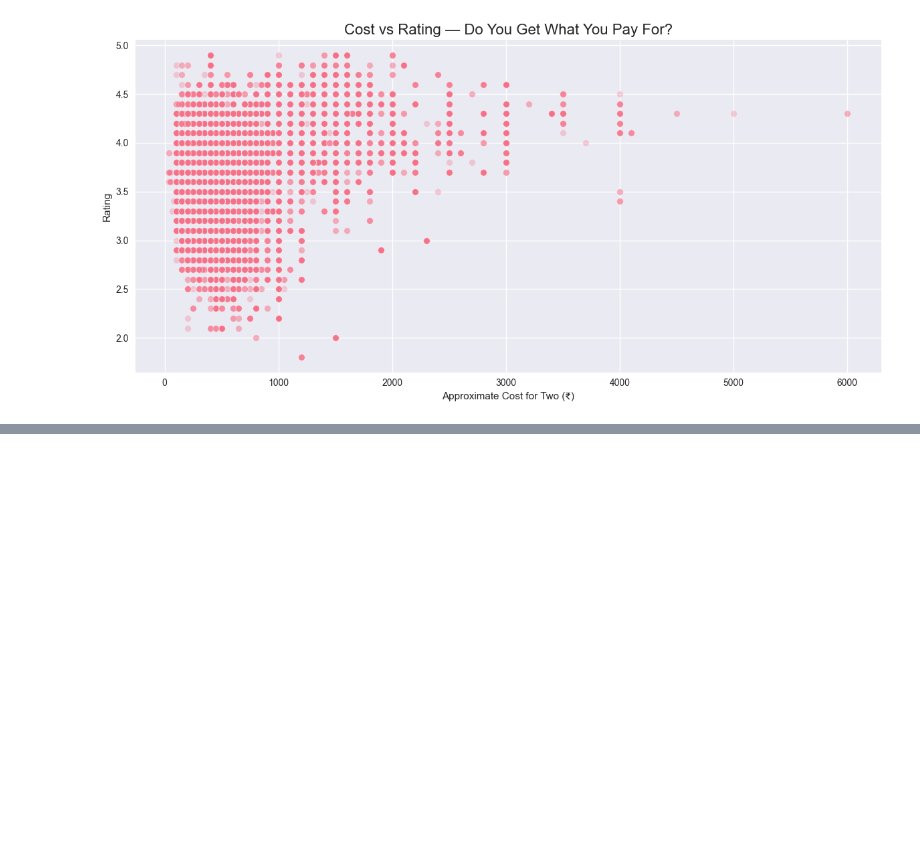
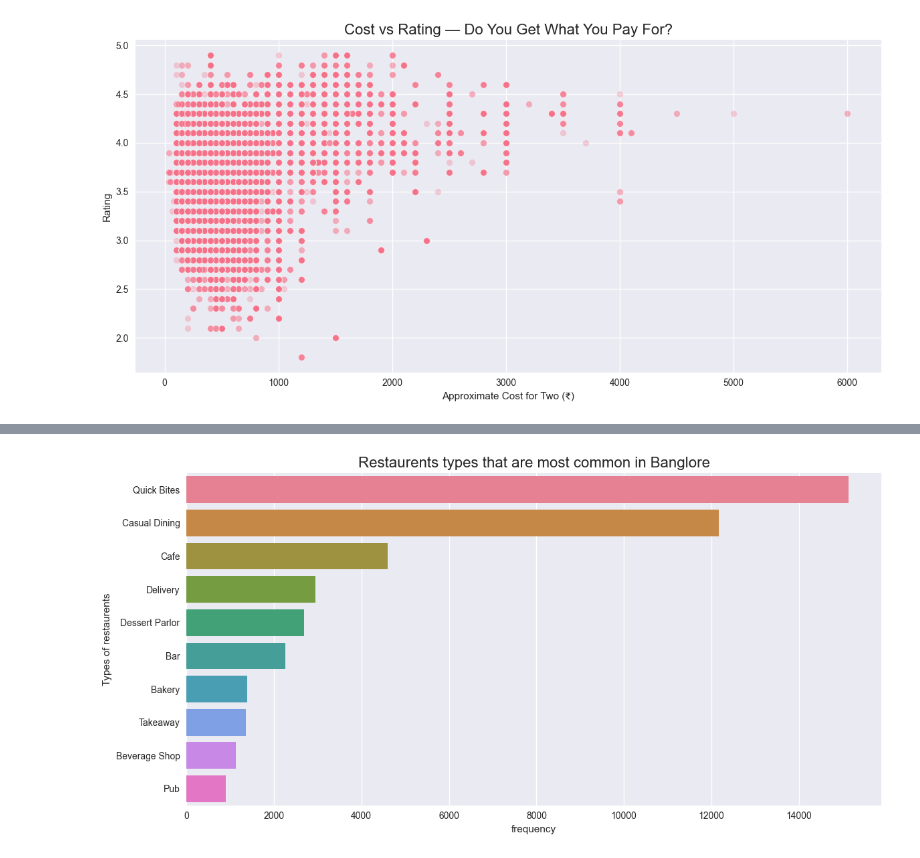
Before and after one commit to lakshmeenarasimhan/project-1-eda-dashboard, a Jupyter notebook: notebooks/EDA.ipynb, the cells around one changed output, grey strips where cells are left out. Saved outputs shown, nothing was run; the diff lists cells and outputs as text; code cells hidden in the pictures; blank space fills up the shorter version.

```diff
--- a/notebooks/EDA.ipynb
+++ b/notebooks/EDA.ipynb
@@ -77,0 +108,12 @@ plt.show()
+# %%
+#Restaurents types that are common in Banglore
+res_split = df['rest_type'].str.split(',').explode().str.strip()
+restype_count = res_split.value_counts().head(10)
+sns.barplot(x = restype_count.values,y = restype_count.index,palette = 'husl')
+plt.title('Restaurents types that are most common in Banglore',fontsize = 16)
+plt.xlabel('frequency')
+plt.ylabel('Types of restaurents')
+plt.tight_layout()
+plt.show()
+# %% [output]
+[figure, added]
```
Also changed, not shown: parts of 9 cells of this notebook.
